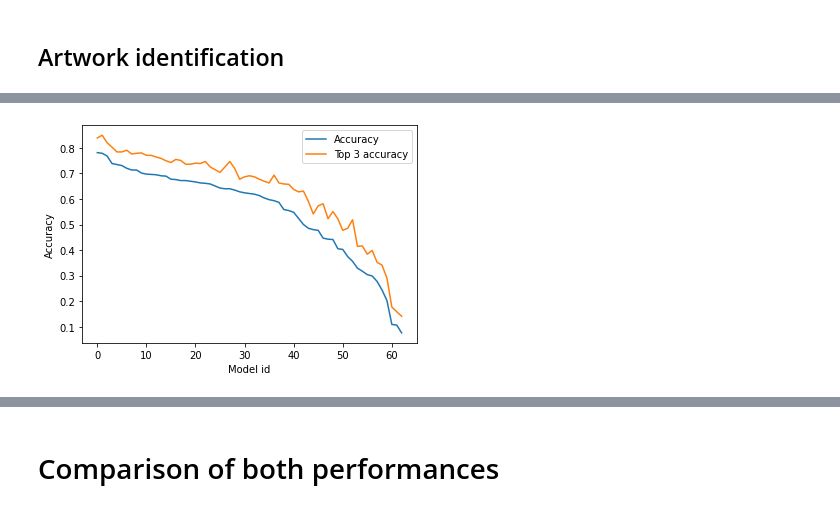
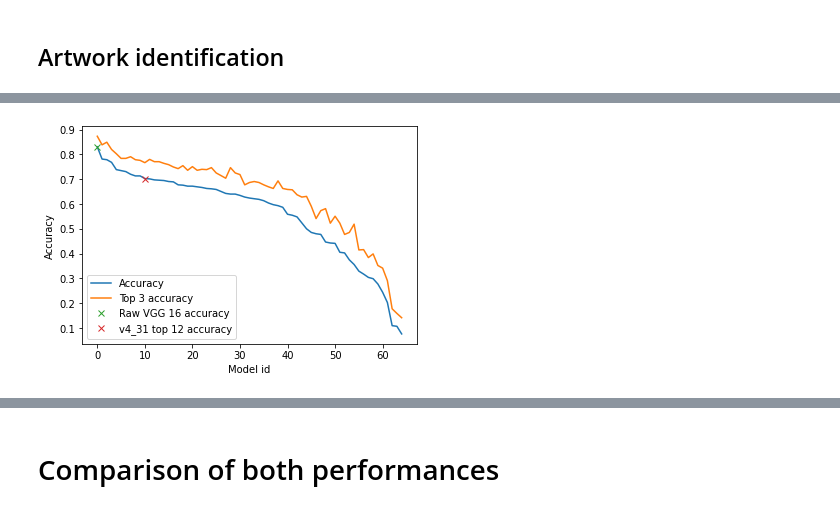
Before and after one commit to ClaireLeroux44/ArtRecognition, a Jupyter notebook: notebook/PV_KNN_perfo_analysis.ipynb, the cells around one changed output, grey strips where cells are left out. Cells and saved outputs as stored; diff of their text form; code cells hidden in the pictures.

```diff
--- a/notebook/PV_KNN_perfo_analysis.ipynb
+++ b/notebook/PV_KNN_perfo_analysis.ipynb
@@ -20,8 +20,10 @@ col_list = mcolors.TABLEAU_COLORS
 path_CNN_models = r'C:\Users\pitip\code\ClaireLeroux44\ArtRecognition\models\Full_training'
 path_KNN_models = r'C:\Users\pitip\code\ClaireLeroux44\ArtRecognition\models\KNN_models\CNN_comparison'
 # %%
-files = os.listdir(path_KNN_models)
-models_list = [os.path.splitext(f)[0].replace('KNN_model_', '') for f in files if f.find('.joblib')>0]
+#files = os.listdir(path_KNN_models)
+#models_list = [os.path.splitext(f)[0].replace('KNN_model_', '') for f in files if f.find('.joblib')>0]
+files = os.listdir(path_CNN_models)
+models_list = [f for f in files if f.find('.')==-1]
 models_list[:5]
 # %% [output]
 ['20201211_171053_VGG16_v3_1',
@@ -113,6 +115,9 @@ axs[1].grid();
 [figure]
 # %% [markdown]
 ## Artwork identification
+# %%
+models_list.append('Raw_VGG16_Top_12_test')
+models_list.append('20201214_150118_VGG16_v4_31_Top_12')
 # %%
 dict2_recap = []
 for model in models_list:
@@ -147,6 +152,7 @@ for model in models_list:
                                })
 log_id_df = pd.DataFrame(dict2_recap)
 log_id_df = log_id_df.sort_values('Total_accuracy', ascending = False)
+log_id_df = log_id_df.reset_index(drop=True)
 log_id_df.head()
 # %% [output]
 |  | name | Total_accuracy | Total_top3_accuracy | Original_image_acc | Original_image_acc3 | Crop_image_acc | ... |
@@ -158,11 +164,15 @@ log_id_df.head()
 # %%
 fig, ax = plt.subplots()
 ax.plot(range(len(log_id_df)), log_id_df['Total_accuracy'], label ='Accuracy')
 ax.plot(range(len(log_id_df)), log_id_df['Total_top3_accuracy'], label ='Top 3 accuracy')
+ax.plot(log_id_df.loc[log_id_df['name']=='Raw_VGG16_Top_12_test', 'Total_accuracy'].index, log_id_df.loc[log_id_df['name']=='Raw_VGG16_Top_12_test',
+                                'Total_accuracy'], 'x', label ='Raw VGG 16 accuracy')
+ax.plot(log_id_df.loc[log_id_df['name']=='20201214_150118_VGG16_v4_31_Top_12', 'Total_accuracy'].index, log_id_df.loc[log_id_df['name']=='20201214_150118_VGG16_v4_31_Top_12',
+                                'Total_accuracy'], 'x', label ='v4_31 top 12 accuracy')
 ax.legend()
 ax.set_xlabel('Model id')
 ax.set_ylabel('Accuracy');
 # %% [output]
-[figure, old version]
+[figure, new version]
 # %%
 col_hex = []
```
Also changed, not shown: parts of 7 cells of this notebook.
